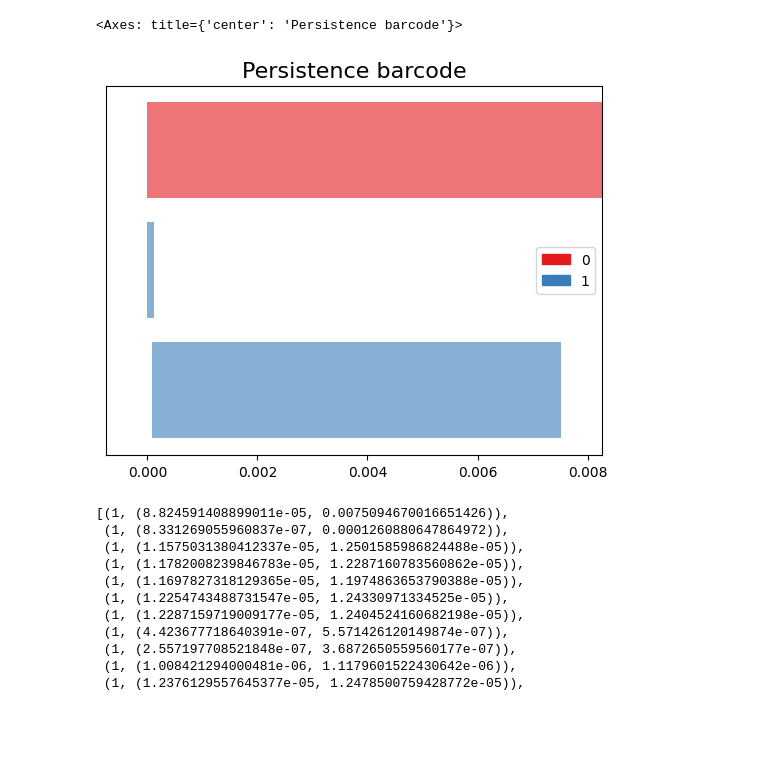
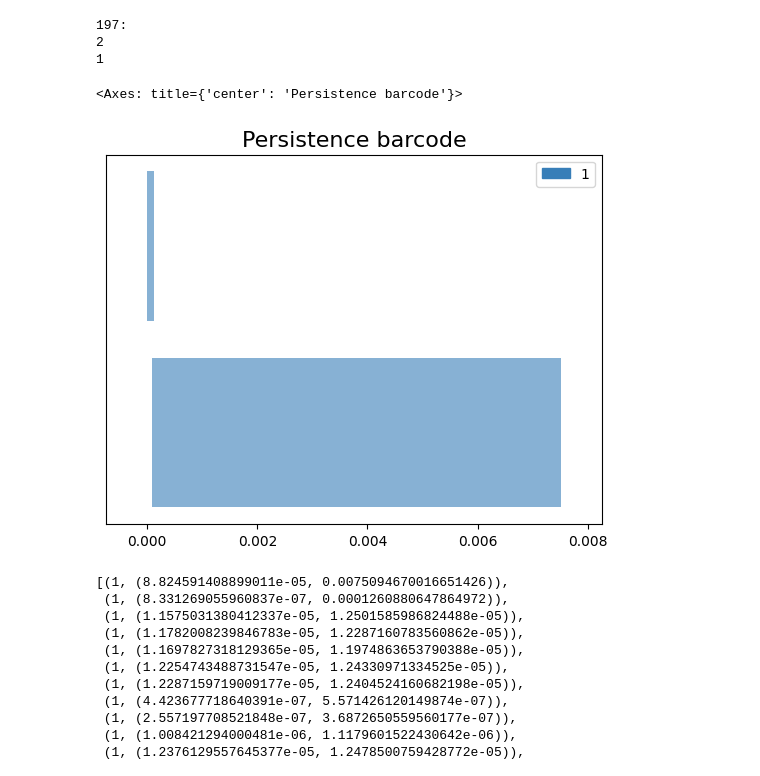
Before and after one commit to tobbensol/masters-thesis, a Jupyter notebook: homology on flight paths.ipynb, the cells around one changed output. Saved outputs shown, nothing was run; the diff lists cells and outputs as text; code cells hidden in the pictures; blank space fills up the shorter version.

Commit message:
found all flights with cycles

```diff
--- a/homology on flight paths.ipynb
+++ b/homology on flight paths.ipynb
@@ -23,6 +16,14 @@ Map(center=[np.float64(60.216230570465214), np.float64(9.156478729990157)], cont
 # %%
-lats = filtered_flights[197].data["latitude"].to_numpy()
-longs = filtered_flights[197].data["longitude"].to_numpy()
+def get_flight_points(flight: Flight):
+    resampled = flight.data.resample('1s', on="timestamp").first()
+    points = resampled[["latitude", "longitude"]].copy()
+    points.interpolate(method='linear', inplace=True)
+    points = points.dropna()
+    return points.to_numpy()
 
-alpha_complex: gudhi.alpha_complex = AlphaComplex(points=zip(lats, longs))
-tree: gudhi.simplex_tree.SimplexTree = alpha_complex.create_simplex_tree()
+def generate_alpha_tree(flight: Flight):
+    points = get_flight_points(flight)
+    alpha_complex: gudhi.alpha_complex = AlphaComplex(points=points)
+    tree: gudhi.simplex_tree.SimplexTree = alpha_complex.create_simplex_tree()
+    tree.compute_persistence()
+    return tree
@@ -29,9 +79,17 @@ tree: gudhi.simplex_tree.SimplexTree = alpha_complex.create_simplex_tree()
 # %%
-tree.compute_persistence()
-gudhi.plot_persistence_barcode(list(filter(lambda x: x[1][1] - x[1][0] > 0.0001, tree.persistence())))
+i=197
+tree = generate_alpha_tree(filtered_flights[i])
+persistence = tree.persistence()
+more_than_00001 = len(list(filter(lambda x: x[0] == 1 and x[1][1] - x[1][0] > 0.0001, persistence)))
+more_than_00005 = len(list(filter(lambda x: x[0] == 1 and x[1][1] - x[1][0] > 0.0005, persistence)))
+print(f"{i}:\n{more_than_00001}\n{more_than_00005}")
+gudhi.plot_persistence_barcode(list(filter(lambda x: x[0] == 1 and x[1][1] - x[1][0] > 0.0001, tree.persistence())))
 # %% [output]
-<Axes: title={'center': 'Persistence barcode'}>
+197:
+2
+1
+<Axes: title={'center': 'Persistence barcode'}>
-[figure, old version]
+[figure, new version]
 # %%
 tree.persistence()
 # %% [output]
```
Also changed, not shown: parts of 5 cells of this notebook.
